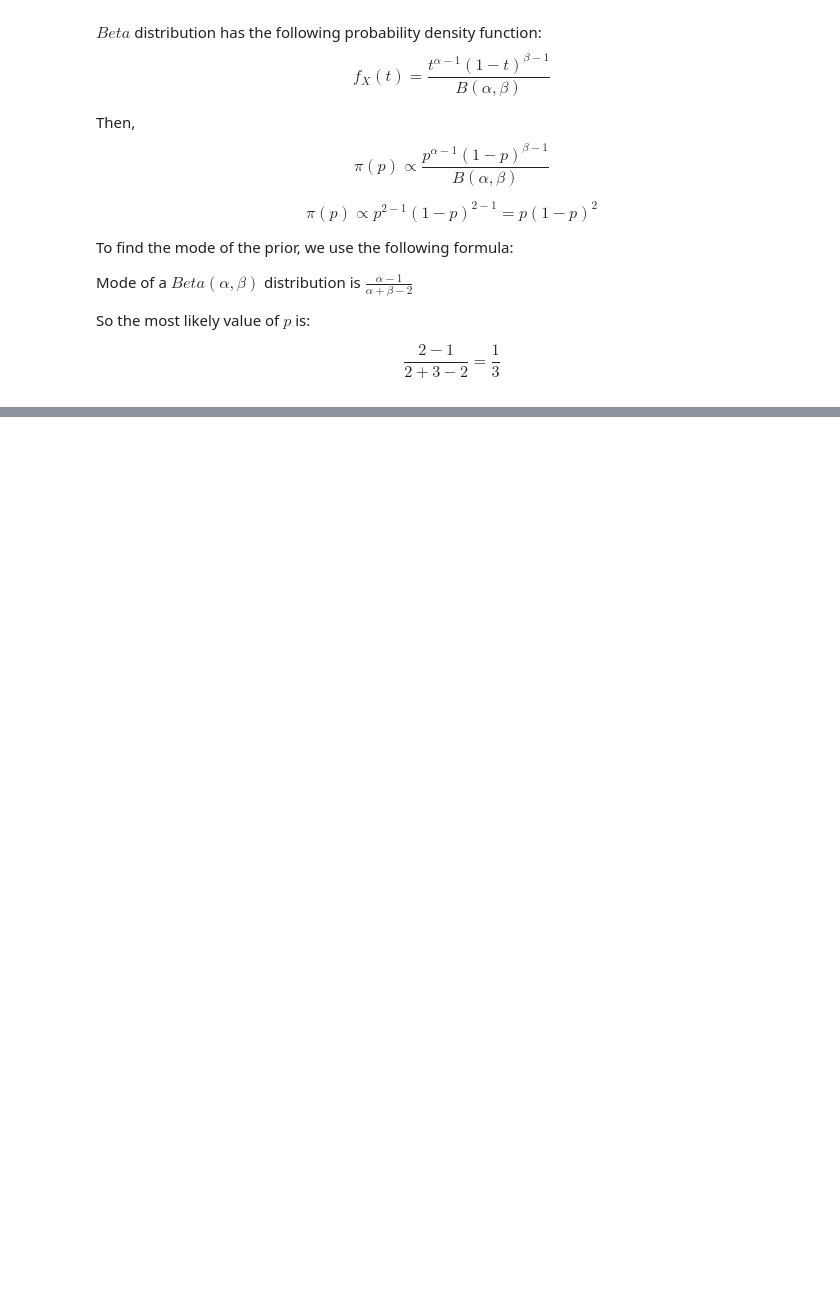
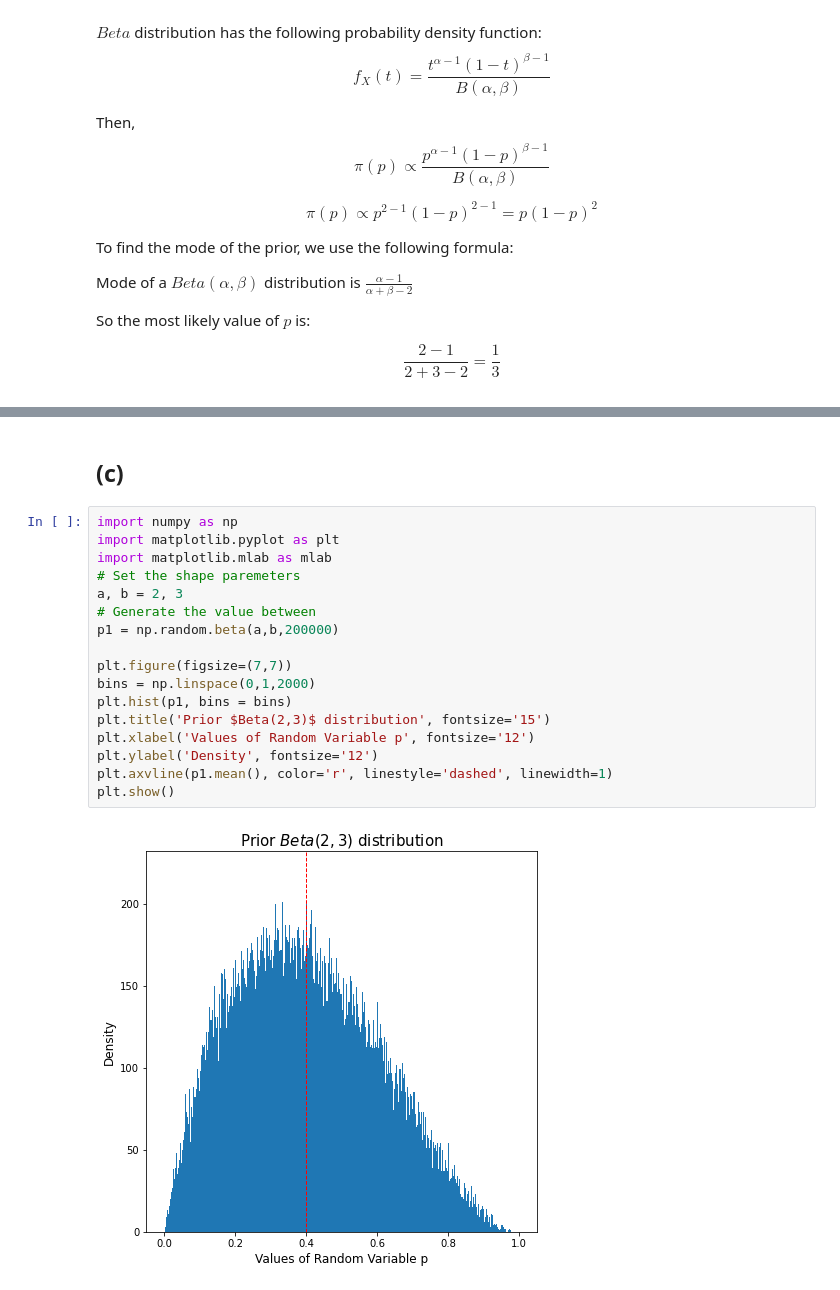
Before and after one commit to thutrangluu/Assignment_Stat, a Jupyter notebook: Assignment 1 Statistics.ipynb, the cells around one changed output, grey strips where cells are left out. Saved outputs shown, nothing was run; the diff lists cells and outputs as text; blank space fills up the shorter version.

```diff
--- a/Assignment 1 Statistics.ipynb
+++ b/Assignment 1 Statistics.ipynb
@@ -233 +212,22 @@ $$
 $$
+# %% [markdown]
+## (c)
+# %%
+import numpy as np
+import matplotlib.pyplot as plt
+import matplotlib.mlab as mlab
+# Set the shape paremeters
+a, b = 2, 3
+# Generate the value between
+p1 = np.random.beta(a,b,200000)
+
+plt.figure(figsize=(7,7))
+bins = np.linspace(0,1,2000)
+plt.hist(p1, bins = bins)
+plt.title('Prior $Beta(2,3)$ distribution', fontsize='15')
+plt.xlabel('Values of Random Variable p', fontsize='12')
+plt.ylabel('Density', fontsize='12')
+plt.axvline(p1.mean(), color='r', linestyle='dashed', linewidth=1)
+plt.show()
+# %% [output]
+[figure, added]
```
Also changed, not shown: parts of 18 cells of this notebook.
